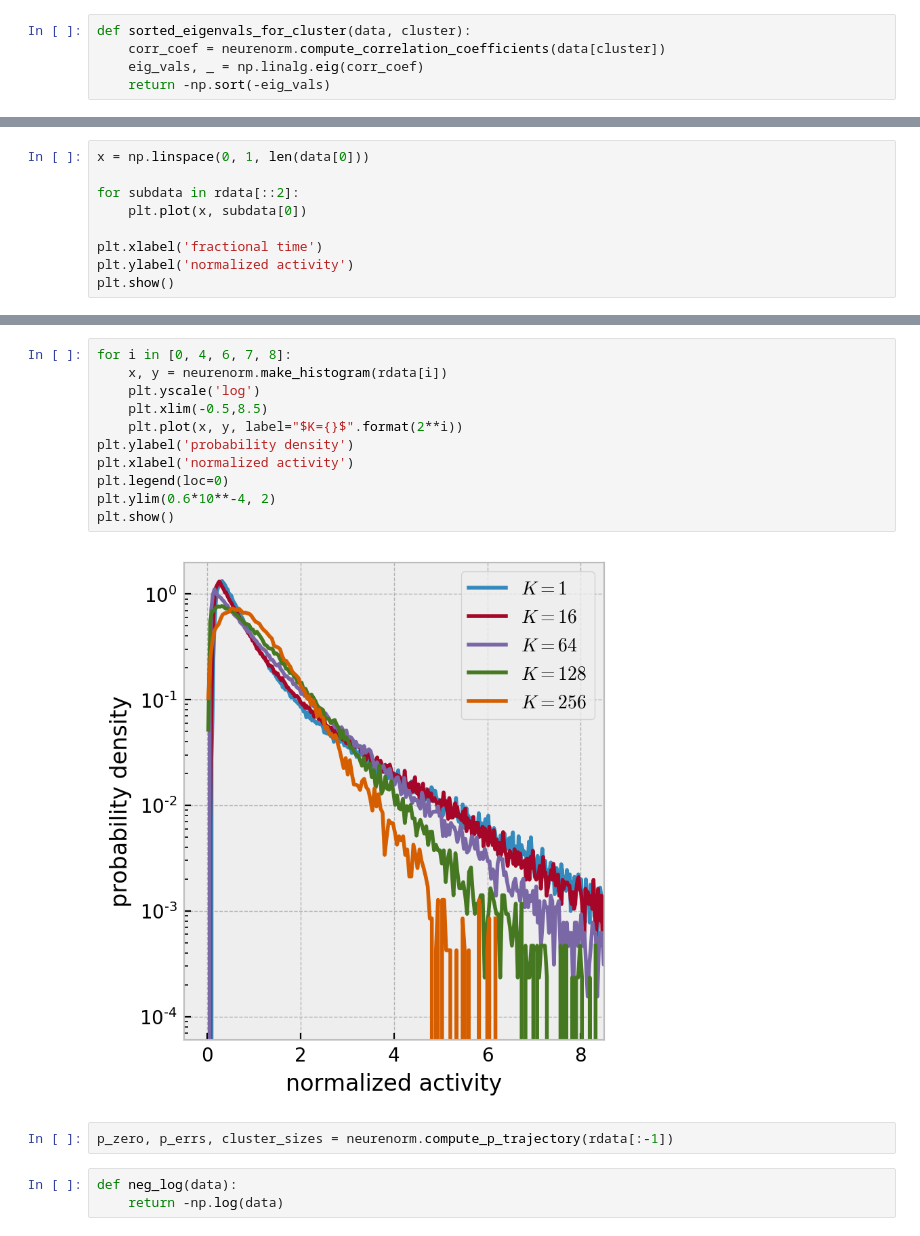
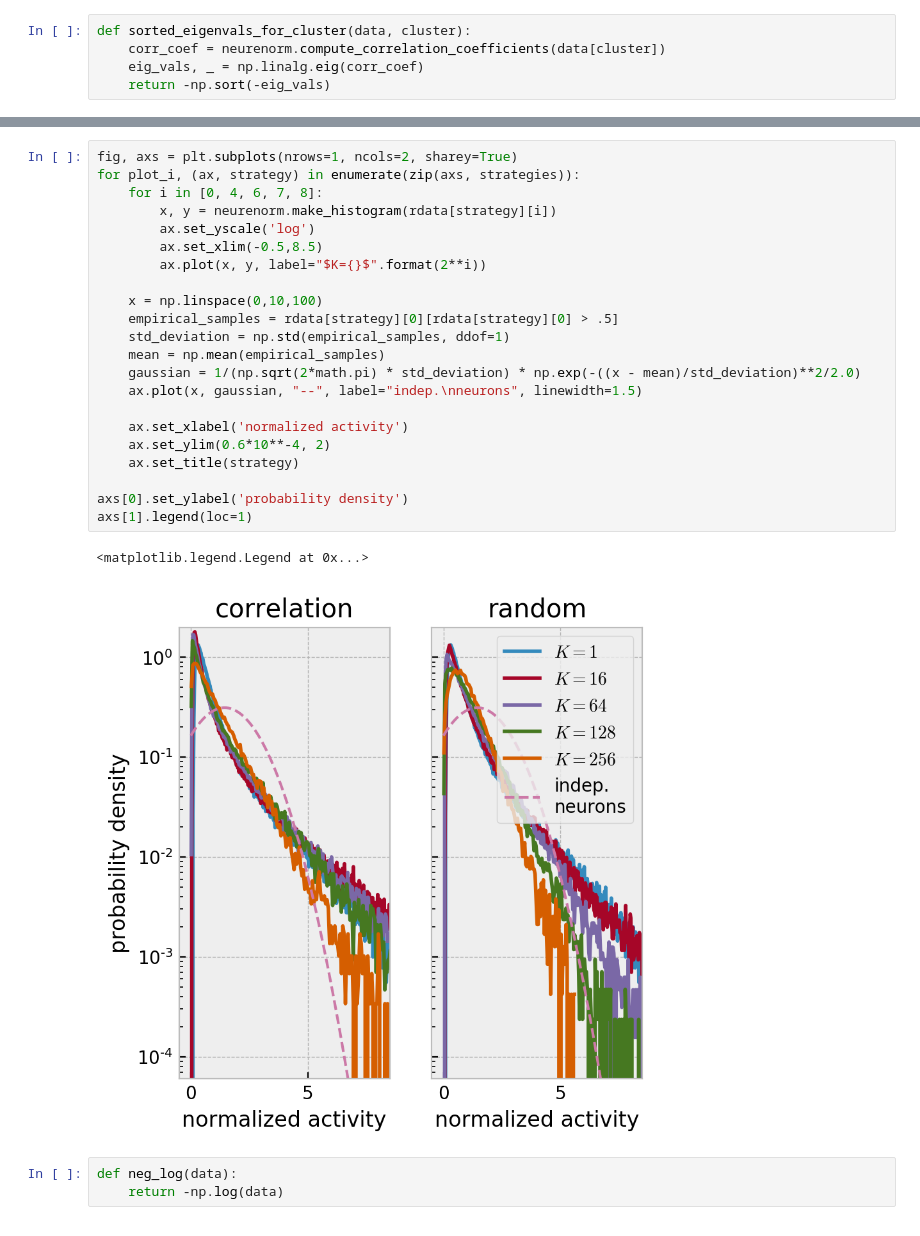
Before and after one commit to manuel-rhdt/neuronal-correlations, a Jupyter notebook: Notebook.ipynb, the cells around one changed output, grey strips where cells are left out. Cells and saved outputs as stored; diff of their text form.

```diff
--- a/Notebook.ipynb
+++ b/Notebook.ipynb
@@ -44,9 +65,0 @@ plt.show()
-# %%
-x = np.linspace(0, 1, len(data[0]))
-
-for subdata in rdata[::2]:
-    plt.plot(x, subdata[0])
-
-plt.xlabel('fractional time')
-plt.ylabel('normalized activity')
-plt.show()
@@ -55,18 +66,28 @@ plt.show()
-# %%
-for i in [0, 4, 6, 7, 8]:
-    x, y = neurenorm.make_histogram(rdata[i])
-    plt.yscale('log')
-    plt.xlim(-0.5,8.5)
-    plt.plot(x, y, label="$K={}$".format(2**i))
-plt.ylabel('probability density')
-plt.xlabel('normalized activity')
-plt.legend(loc=0)
-plt.ylim(0.6*10**-4, 2)
-plt.show()
-# %% [output]
-[figure, removed]
-# %%
-p_zero, p_errs, cluster_sizes = neurenorm.compute_p_trajectory(rdata[:-1])
+# %%
+fig, axs = plt.subplots(nrows=1, ncols=2, sharey=True)
+for plot_i, (ax, strategy) in enumerate(zip(axs, strategies)):
+    for i in [0, 4, 6, 7, 8]:
+        x, y = neurenorm.make_histogram(rdata[strategy][i])
+        ax.set_yscale('log')
+        ax.set_xlim(-0.5,8.5)
+        ax.plot(x, y, label="$K={}$".format(2**i))
+
+    x = np.linspace(0,10,100)
+    empirical_samples = rdata[strategy][0][rdata[strategy][0] > .5]
+    std_deviation = np.std(empirical_samples, ddof=1)
+    mean = np.mean(empirical_samples)
+    gaussian = 1/(np.sqrt(2*math.pi) * std_deviation) * np.exp(-((x - mean)/std_deviation)**2/2.0)
+    ax.plot(x, gaussian, "--", label="indep.\nneurons", linewidth=1.5)
+
+    ax.set_xlabel('normalized activity')
+    ax.set_ylim(0.6*10**-4, 2)
+    ax.set_title(strategy)
+
+axs[0].set_ylabel('probability density')
+axs[1].legend(loc=1)
+# %% [output]
+<matplotlib.legend.Legend at 0x...>
+[figure, added]
 # %%
 def neg_log(data):
     return -np.log(data)
```
Also changed, not shown: parts of 14 cells of this notebook, 9 other files.
